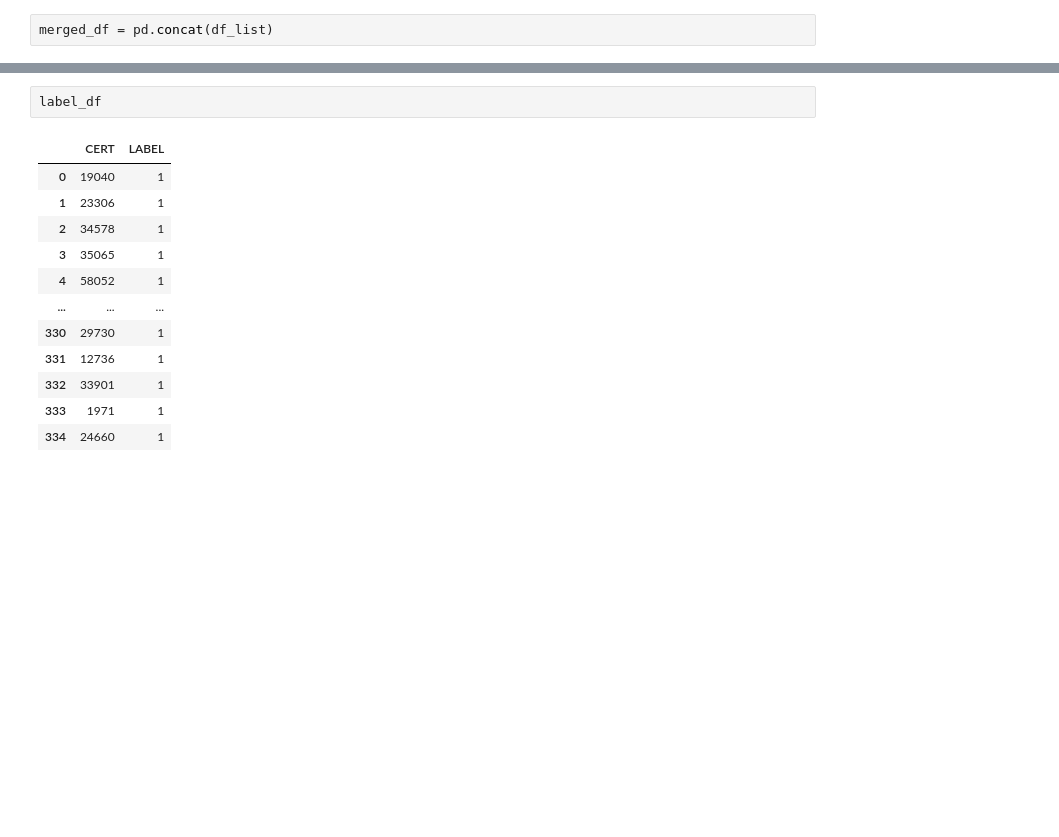
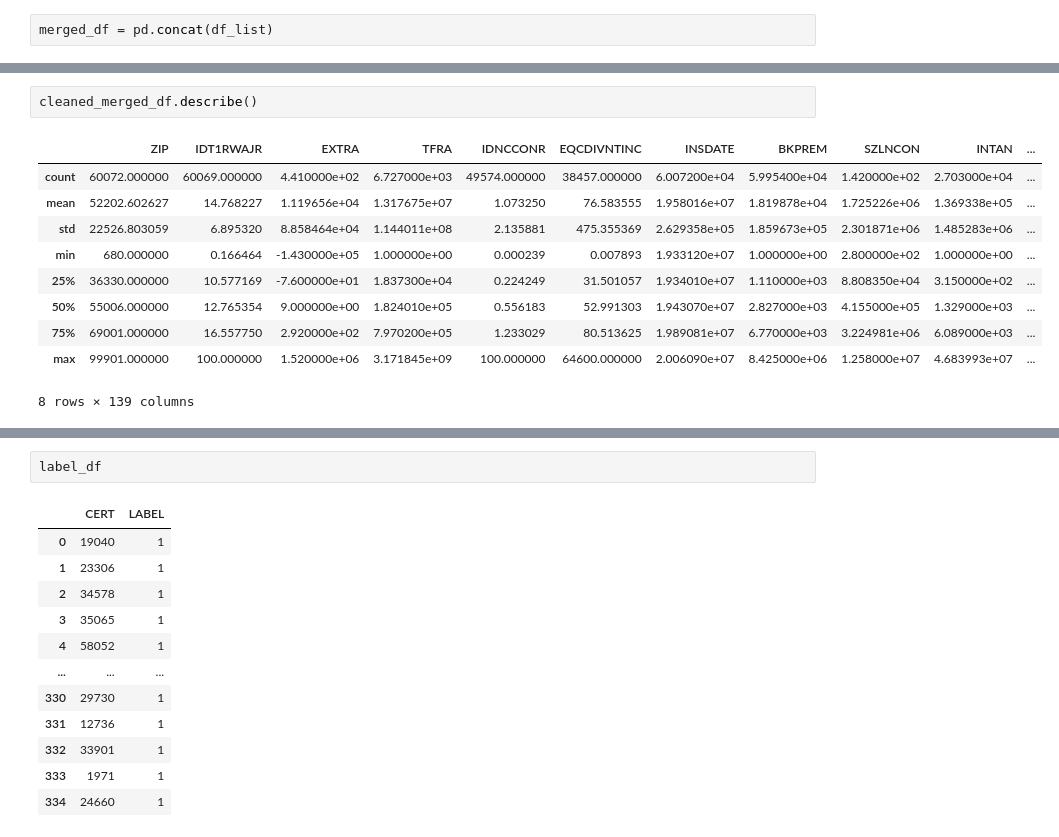
Before and after one commit to kkhalilli/financial_crisis_failure_prediction, a Jupyter notebook: bank_data_notebook.ipynb, the cells around one changed output, grey strips where cells are left out. Cells and saved outputs as stored; diff of their text form; blank space fills up the shorter version.

```diff
--- a/bank_data_notebook.ipynb
+++ b/bank_data_notebook.ipynb
@@ -17 +172,14 @@ merged_df = pd.concat(df_list)
+# %%
+cleaned_merged_df.describe()
+# %% [output]
+|  | ZIP | IDT1RWAJR | EXTRA | TFRA | IDNCCONR | EQCDIVNTINC | INSDATE | BKPREM | SZLNCON | INTAN | ... |
+| count | 60072.000000 | 60069.000000 | 4.410000e+02 | 6.727000e+03 | 49574.000000 | 38457.000000 | 6.007200e+04 | 5.995400e+04 | 1.420000e+02 | 2.703000e+04 | ... |
+| mean | 52202.602627 | 14.768227 | 1.119656e+04 | 1.317675e+07 | 1.073250 | 76.583555 | 1.958016e+07 | 1.819878e+04 | 1.725226e+06 | 1.369338e+05 | ... |
+| std | 22526.803059 | 6.895320 | 8.858464e+04 | 1.144011e+08 | 2.135881 | 475.355369 | 2.629358e+05 | 1.859673e+05 | 2.301871e+06 | 1.485283e+06 | ... |
+| min | 680.000000 | 0.166464 | -1.430000e+05 | 1.000000e+00 | 0.000239 | 0.007893 | 1.933120e+07 | 1.000000e+00 | 2.800000e+02 | 1.000000e+00 | ... |
+| 25% | 36330.000000 | 10.577169 | -7.600000e+01 | 1.837300e+04 | 0.224249 | 31.501057 | 1.934010e+07 | 1.110000e+03 | 8.808350e+04 | 3.150000e+02 | ... |
+| 50% | 55006.000000 | 12.765354 | 9.000000e+00 | 1.824010e+05 | 0.556183 | 52.991303 | 1.943070e+07 | 2.827000e+03 | 4.155000e+05 | 1.329000e+03 | ... |
+| 75% | 69001.000000 | 16.557750 | 2.920000e+02 | 7.970200e+05 | 1.233029 | 80.513625 | 1.989081e+07 | 6.770000e+03 | 3.224981e+06 | 6.089000e+03 | ... |
+| max | 99901.000000 | 100.000000 | 1.520000e+06 | 3.171845e+09 | 100.000000 | 64600.000000 | 2.006090e+07 | 8.425000e+06 | 1.258000e+07 | 4.683993e+07 | ... |
+8 rows × 139 columns
 # %%
```
Also changed, not shown: parts of 20 cells of this notebook.
